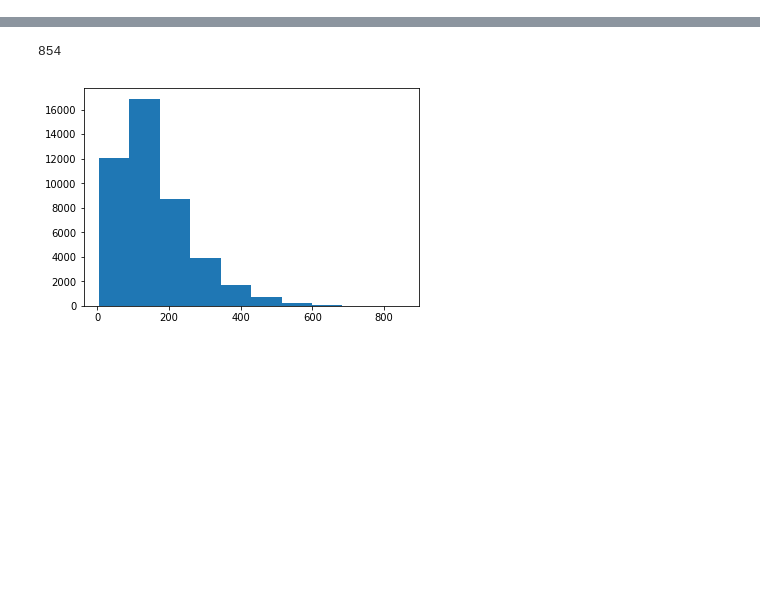
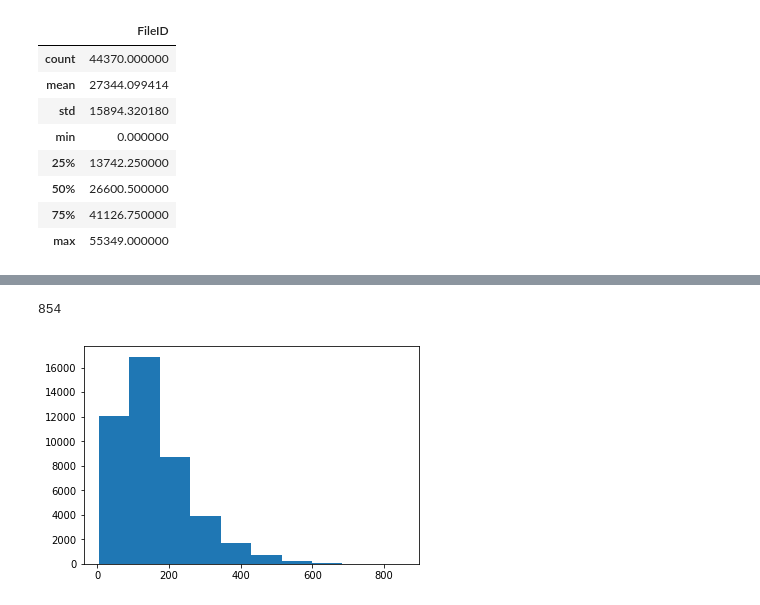
Before and after one commit to SeongwoongCho/Multimodal-Emotional-Recognition, a Jupyter notebook: src/eda.ipynb, the cells around one changed output, grey strips where cells are left out. Saved outputs shown, nothing was run; the diff lists cells and outputs as text; code cells hidden in the pictures; blank space fills up the shorter version.

```diff
--- a/src/eda.ipynb
+++ b/src/eda.ipynb
@@ -5,0 +11,12 @@ import matplotlib.pyplot as plt
+# %%
+train.describe()
+# %% [output]
+|  | FileID |
+| count | 44370.000000 |
+| mean | 27344.099414 |
+| std | 15894.320180 |
+| min | 0.000000 |
+| 25% | 13742.250000 |
+| 50% | 26600.500000 |
+| 75% | 41126.750000 |
+| max | 55349.000000 |
```
Also changed, not shown: parts of 5 cells of this notebook.
